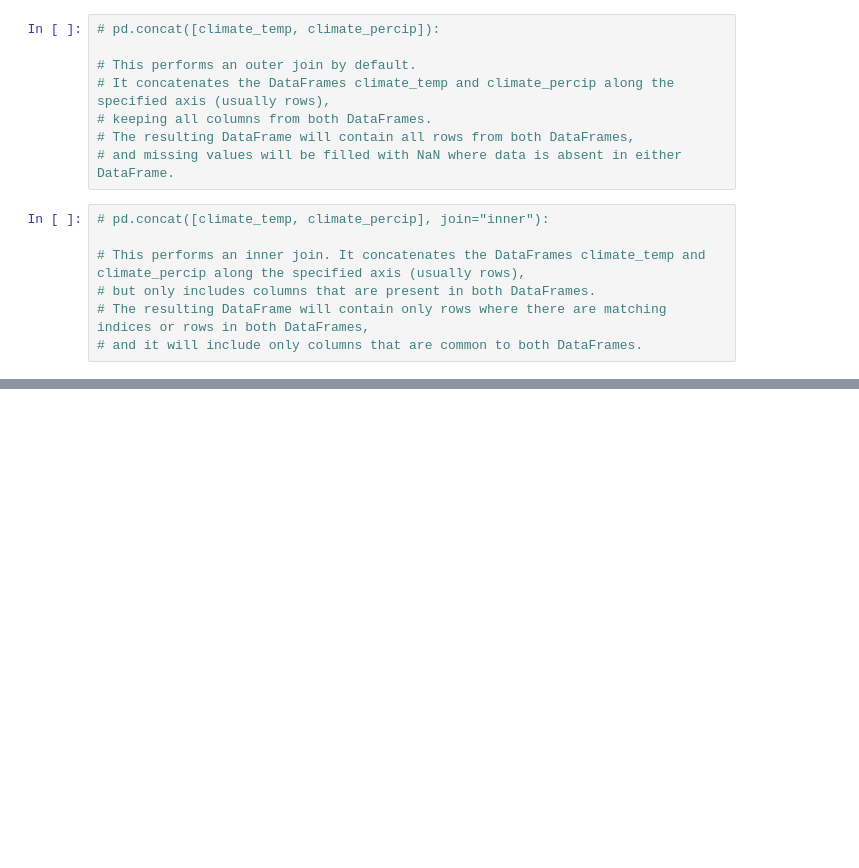
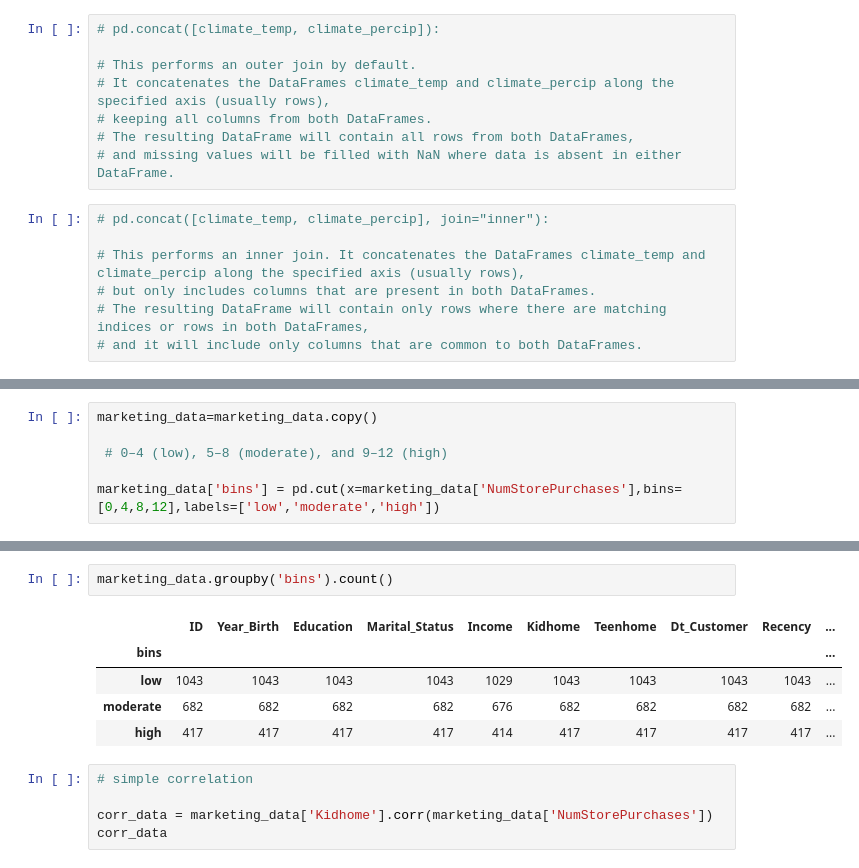
Before and after one commit to thanga-v2/Exploratory-Data-Analysis, a Jupyter notebook: 2.Preparing Data for EDA.ipynb, the cells around one changed output, grey strips where cells are left out. Cells and saved outputs as stored; diff of their text form; blank space fills up the shorter version.

```diff
--- a/2.Preparing Data for EDA.ipynb
+++ b/2.Preparing Data for EDA.ipynb
@@ -998,0 +1065,6 @@ MultiIndex([(  'temp',      0),
+# %%
+marketing_data=marketing_data.copy()
+
+ # 0–4 (low), 5–8 (moderate), and 9–12 (high)
+
+marketing_data['bins'] = pd.cut(x=marketing_data['NumStorePurchases'],bins=[0,4,8,12],labels=['low','moderate','high'])
@@ -998,0 +1103,13 @@ MultiIndex([(  'temp',      0),
+# %%
+marketing_data.groupby('bins').count()
+# %% [output]
+|  | ID | Year_Birth | Education | Marital_Status | Income | Kidhome | Teenhome | Dt_Customer | Recency | ... |
+| bins |  |  |  |  |  |  |  |  |  | ... |
+| low | 1043 | 1043 | 1043 | 1043 | 1029 | 1043 | 1043 | 1043 | 1043 | ... |
+| moderate | 682 | 682 | 682 | 682 | 676 | 682 | 682 | 682 | 682 | ... |
+| high | 417 | 417 | 417 | 417 | 414 | 417 | 417 | 417 | 417 | ... |
+# %%
+# simple correlation
+
+corr_data = marketing_data['Kidhome'].corr(marketing_data['NumStorePurchases'])
+corr_data
```
Also changed, not shown: parts of 8 cells of this notebook, 1 other file.
